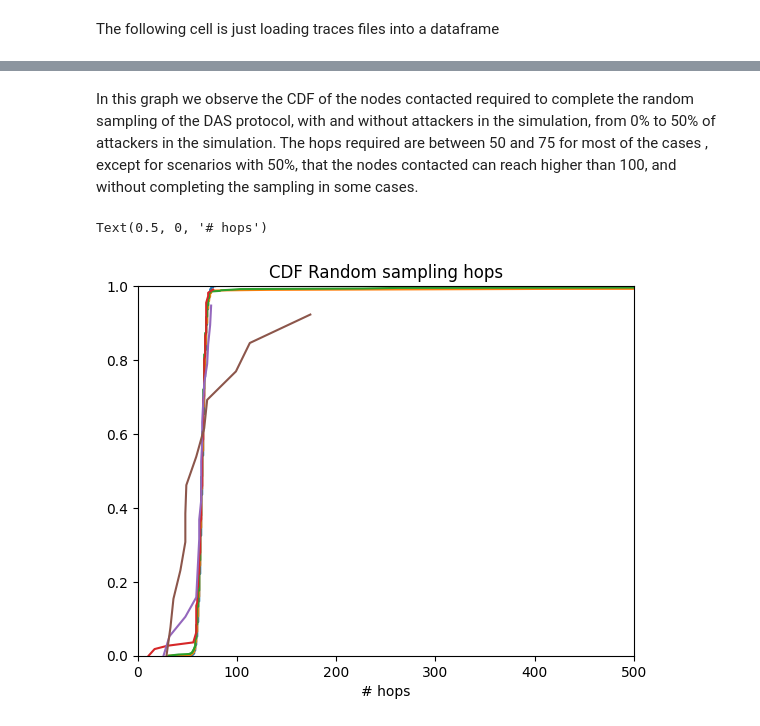
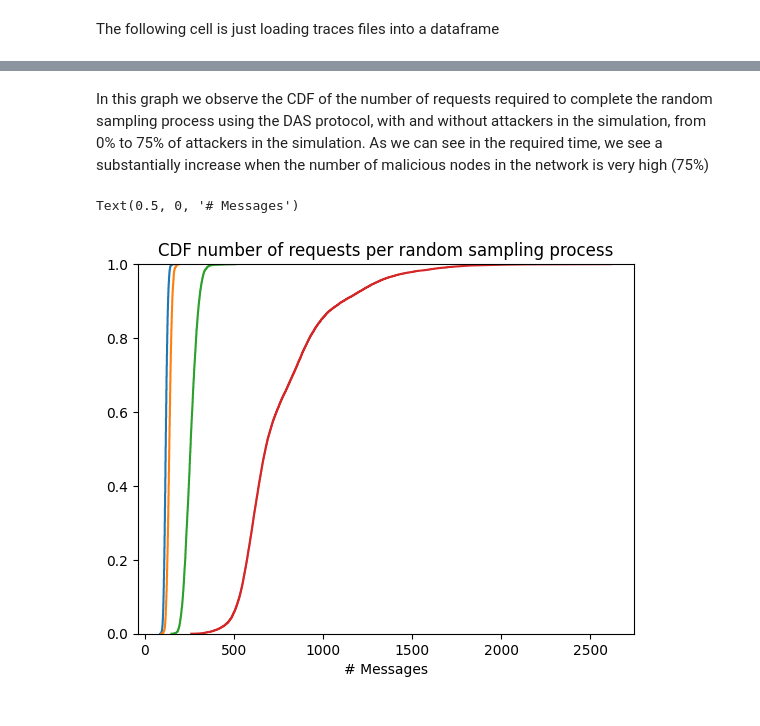
Before and after one commit to datahop/kademlia-simulator, a Jupyter notebook: simulator/python/analysis_vs_evil.ipynb, the cells around one changed output, grey strips where cells are left out. Saved outputs shown, nothing was run; the diff lists cells and outputs as text; code cells hidden in the pictures.

```diff
--- a/simulator/python/analysis_vs_evil.ipynb
+++ b/simulator/python/analysis_vs_evil.ipynb
@@ -120,17 +116,17 @@ for key in op_df:
 
     vsdf = op_df[key].loc[(op_df[key]['type'] == 'ValidatorSamplingOperation')]
 
-    x = np.sort(vsdf['hops'])
-    N = vsdf['hops'].count()
+    x = np.sort(vsdf['num_messages'])
+    N = vsdf['num_messages'].count()
     # get the cdf values of y
     y = np.arange(N) / float(N)
 
     ax8.plot(x, y,label=key)
 
 ax8.legend()
-ax8.set_xlim([0,10])
+#ax8.set_xlim([0,10])
 ax8.set_ylim([0,1])
 
-ax8.set_title("CDF Row/Column sampling hops")
-ax8.set_xlabel("# hops")
+ax8.set_title("CDF number of requests per row/column fetching process")
+ax8.set_xlabel("# Messages")
 # %% [output]
@@ -172,26 +165,26 @@ Text(0.5, 0, 'Operation complete time (ms)')
 # %% [markdown]
-In this graph we observe the CDF of the nodes contacted required to complete the random sampling of the DAS protocol, with and without attackers in the simulation, from 0\% to 50\% of attackers in the simulation.
-The hops required are between 50 and 75 for most of the cases , except for scenarios with 50\%, that the nodes contacted can reach higher than 100, and without completing the sampling in some cases.
+In this graph we observe the CDF of the number of requests required to complete the random sampling process using the DAS protocol, with and without attackers in the simulation, from 0\% to 75\% of attackers in the simulation.
+As we can see in the required time, we see a substantially increase when the number of malicious nodes in the network is very high (75\%)
 # %%
 fig9, ax9 = plt.subplots()
 
 for key in op_df:
 
     rsdf = op_df[key].loc[(op_df[key]['type'] == 'RandomSamplingOperation')]
 
-    x = np.sort(rsdf['hops'])
-    N = rsdf['hops'].count()
+    x = np.sort(rsdf['num_messages'])
+    N = rsdf['num_messages'].count()
     # get the cdf values of y
     y = np.arange(N) / float(N)
 
     ax9.plot(x, y,label=key)
 
 ax9.legend
-ax9.set_xlim([0,500])
+#ax9.set_xlim([0,500])
 ax9.set_ylim([0,1])
 
-ax9.set_title("CDF Random sampling hops")
-ax9.set_xlabel("# hops")
+ax9.set_title("CDF number of requests per random sampling process")
+ax9.set_xlabel("# Messages")
 # %% [output]
-Text(0.5, 0, '# hops')
+Text(0.5, 0, '# Messages')
-[figure, old version]
+[figure, new version]
```
Also changed, not shown: parts of 8 cells of this notebook.
